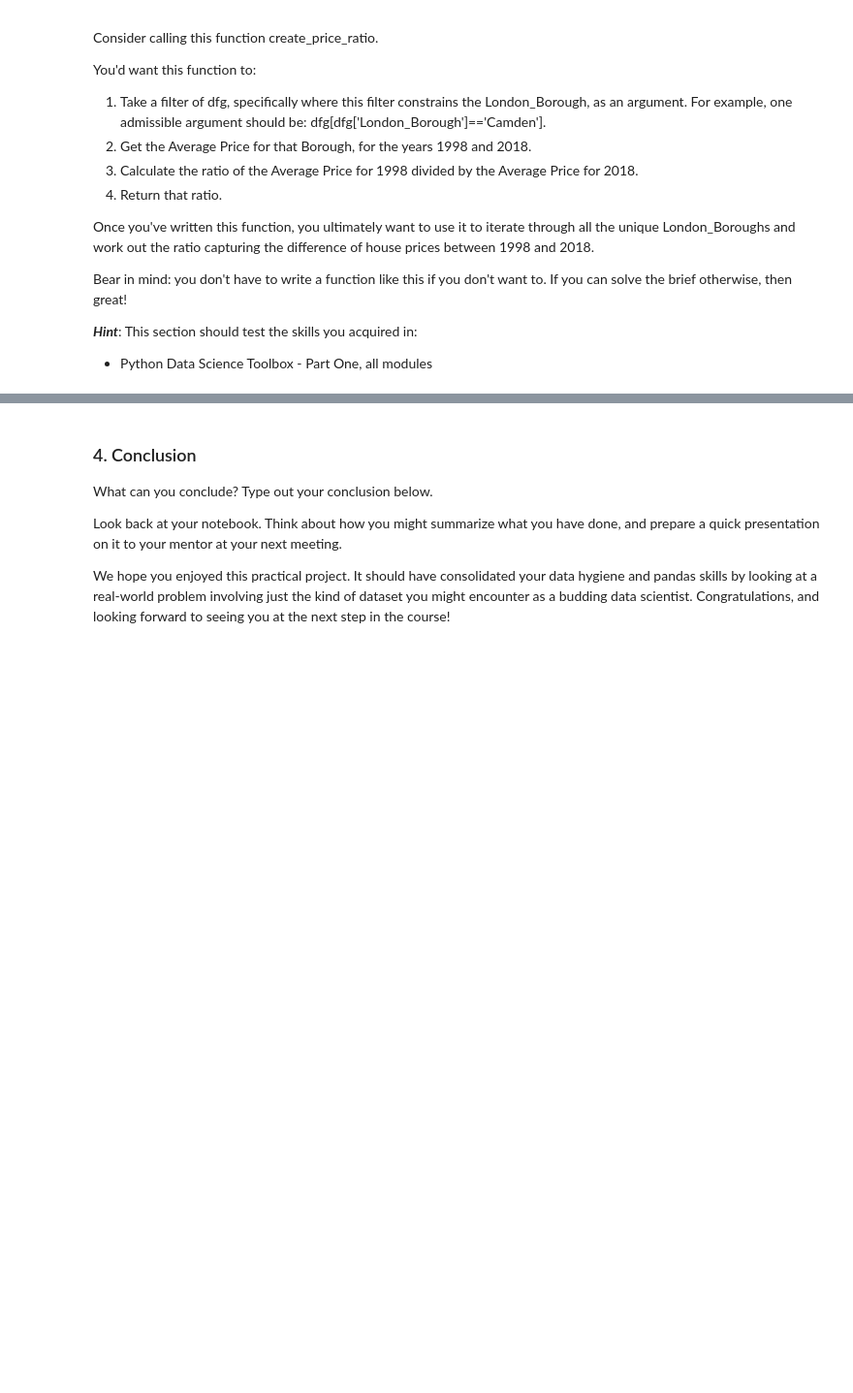
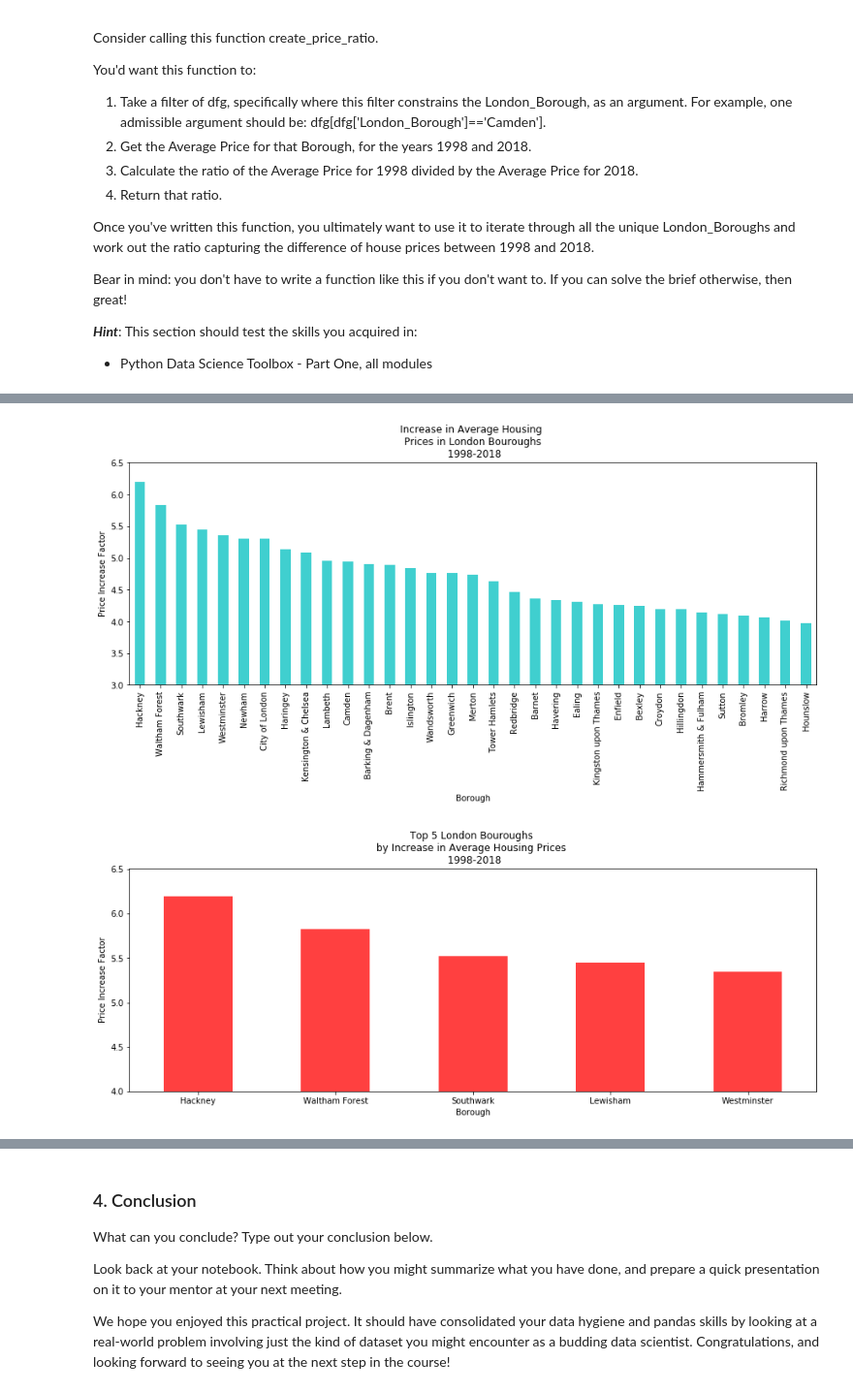
Before and after one commit to birr-data/london_housing_study, a Jupyter notebook: london_study_tier3.ipynb, the cells around one changed output, grey strips where cells are left out. Shown at 97% size. Cells and saved outputs as stored; diff of their text form; code cells hidden in the pictures; blank space fills up the shorter version.

```diff
--- a/london_study_tier3.ipynb
+++ b/london_study_tier3.ipynb
@@ -379,0 +396,4 @@ Whether you go ahead with this is up to you. Just so long as you answer our init
+# %%
+dfg = df.groupby(by=['borough', 'year']).mean()
+dfg = dfg.reset_index()
+dfg.head()
@@ -396,3 +436,28 @@ Bear in mind: you don't have to write a function like this if you don't want to.
 
 ***Hint***: This section should test the skills you acquired in:
 - Python Data Science Toolbox - Part One, all modules
+# %%
+twenty_year_ratio = {}
+
+#setup DF to hold results
+column_names = ['London Borough', '1998 Avg Price', '2018 Avg Price', 'Ratio', 'Increase Factor']
+results_df = pd.DataFrame(columns = column_names)
+
+boroughs = dfg['borough'].unique()
+
+#create entries by filtering df, calculate price increase ratio
+for borough in boroughs:
+    twenty_18_price = dfg.loc[(dfg['borough'] == borough) & (dfg['year'] == 2018)].values.tolist()
+    nineteen_98_price = dfg.loc[(dfg['borough'] == borough) & (dfg['year'] == 1998)].values.tolist()
+
+    price_18 = round(twenty_18_price[0][2], 2)
+    price_98 = round(nineteen_98_price[0][2], 2)
+    price_ratio = round(price_98/price_18, 4)
+    increase_factor = round(price_18/price_98, 2)
+
+    new_row = {'London Borough':borough, '1998 Avg Price':"{:,}".format(price_98), '2018 Avg Price':"{:,}".format(price_18),
+               'Ratio':price_ratio, 'Increase Factor':increase_factor}
+    results_df = results_df.append(new_row, ignore_index=True)
+
+results_df.sort_values(by=['Increase Factor'], ascending=False, inplace=True)
+print(results_df)
@@ -398,0 +482,19 @@ Bear in mind: you don't have to write a function like this if you don't want to.
+# %%
+def plotter(data, titler, ylimit, xrot, bar_color='c'):
+    '''plots result charts. arguments are data frame, title text, and ylimit to scale y axis'''
+    data.plot(kind='bar', x = 'London Borough', y = 'Increase Factor', figsize=(15,5), title=titler,
+              legend=None, alpha=0.75, rot=xrot, color = bar_color)
+    plt.ylim(ylimit,)
+    plt.xlabel("Borough")
+    plt.ylabel("Price Increase Factor")
+    plt.show
+
+#draw bar chart for all buroughs
+plotter(results_df, 'Increase in Average Housing \nPrices in London Bouroughs\n 1998-2018', 3, 90)
+
+#draw bar chart for top 5 burough by increase factor
+results_top5 = results_df.nlargest(5, 'Increase Factor')
+plotter(results_top5, 'Top 5 London Bouroughs \nby Increase in Average Housing Prices \n 1998-2018', 4, 0, 'r')
+# %% [output]
+[figure, added]
+[figure, added]
```
Also changed, not shown: parts of 8 cells of this notebook.
